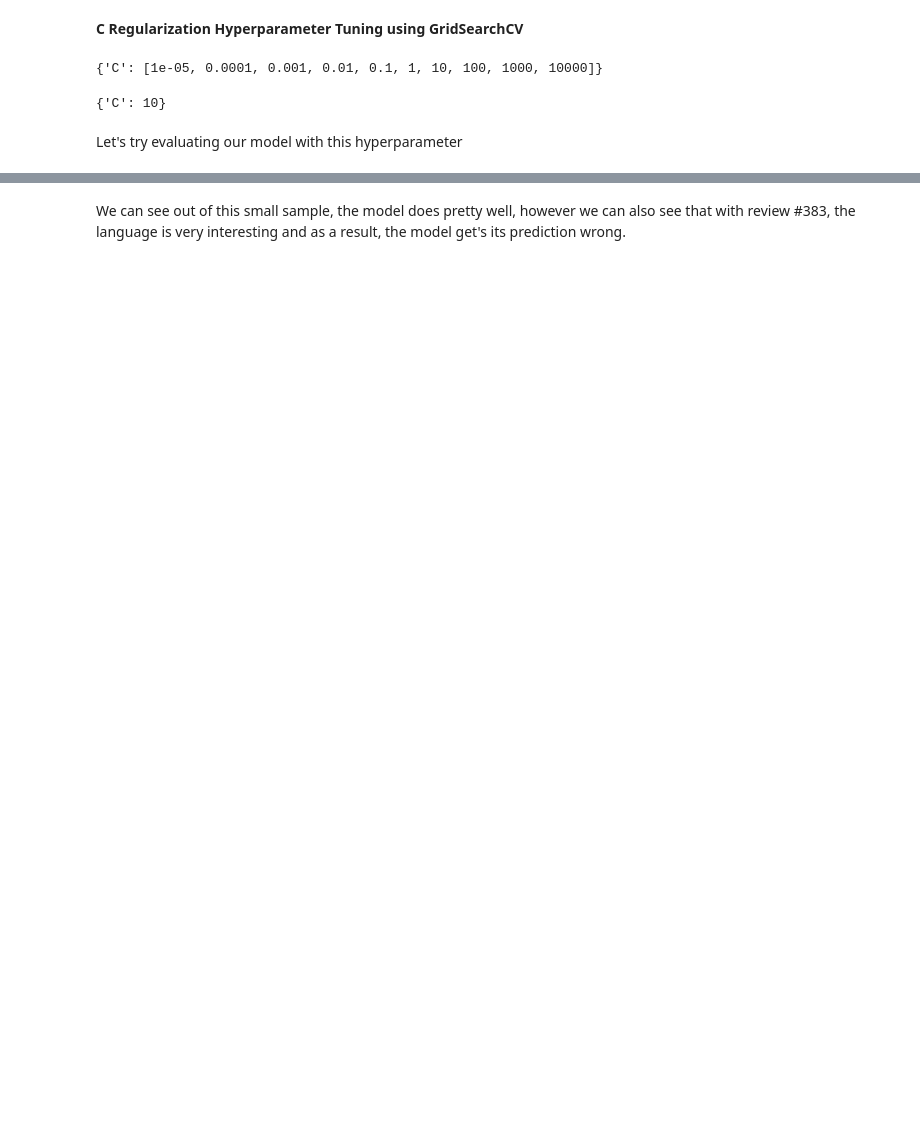
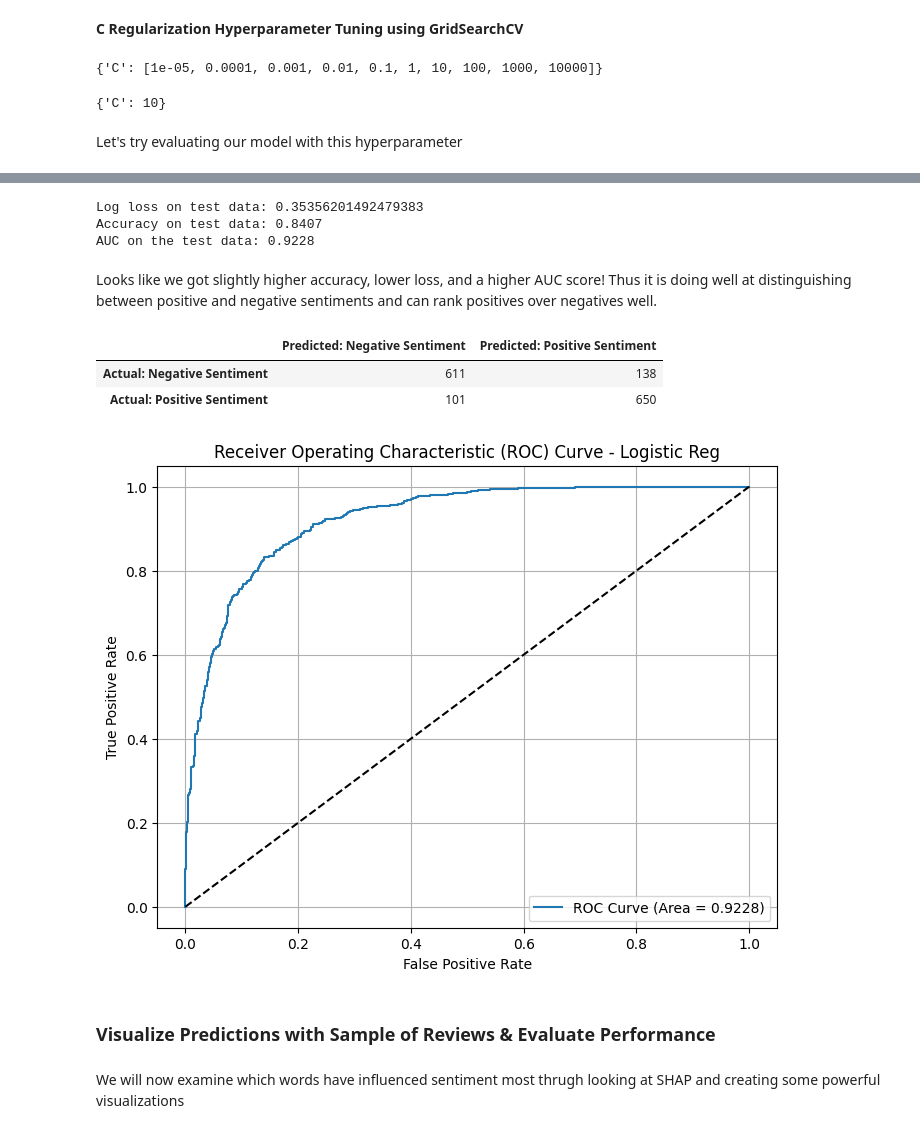
Before and after one commit to aadib2/movie-review-sentiment-analyzer, a Jupyter notebook: DefineAndSolveMLProblem.ipynb, the cells around one changed output, grey strips where cells are left out. Cells and saved outputs as stored; diff of their text form; code cells hidden in the pictures; blank space fills up the shorter version.

```diff
--- a/DefineAndSolveMLProblem.ipynb
+++ b/DefineAndSolveMLProblem.ipynb
@@ -823,2 +503,64 @@ Actual: Is this a good review? True
-# %% [markdown]
-We can see out of this small sample, the model does pretty well, however we can also see that with review #383, the language is very interesting and as a result, the model get's its prediction wrong.
+# %%
+# evaluate as we did before
+prob_predictions = model_lr_best.predict_proba(X_test_tfidf) [:, 1]
+loss = log_loss(y_test, prob_predictions) # get loss
+
+print('Log loss on test data:', loss)
+
+# get a list of all of the class predictions using predict(), uses 0.5 as threshold by default
+predictions = model_lr_best.predict(X_test_tfidf)
+
+# grab accuracy
+accuracy = accuracy_score(y_test, predictions)
+print('Accuracy on test data: {:.4f}'.format(accuracy))
+
+# grab roc_auc score
+auc = roc_auc_score(y_test, prob_predictions)
+print('AUC on the test data: {:.4f}'.format(auc))
+# %% [output]
+Log loss on test data: 0.35356201492479383
+Accuracy on test data: 0.8407
+AUC on the test data: 0.9228
+# %% [markdown]
+Looks like we got slightly higher accuracy, lower loss, and a higher AUC score! Thus it is doing well at distinguishing between positive and negative sentiments and can rank positives over negatives well.
+# %%
+# examine confusion matrix of predictions
+cm_best = confusion_matrix(y_test, predictions, labels=[0,1])
+
+# positive = postive sentiment (labeled as 1)
+# negative = negative sentiment (labeled as 0)
+# columns will be predicted and rows will be actual
+
+# create a df for visualization
+cm_df_best = pd.DataFrame(cm_best, index=['Actual: Negative Sentiment', 'Actual: Positive Sentiment'],
+                     columns=['Predicted: Negative Sentiment', 'Predicted: Positive Sentiment']
+                    )
+
+cm_df_best # looks like there are 101 false negatives and 138 false positives
+# %% [output]
+|  | Predicted: Negative Sentiment | Predicted: Positive Sentiment |
+| Actual: Negative Sentiment | 611 | 138 |
+| Actual: Positive Sentiment | 101 | 650 |
+# %%
+# try to plot roc/auc curve!
+from sklearn.metrics import roc_curve
+
+fpr, tpr, thresholds = roc_curve(y_test, prob_predictions)
+
+plt.figure(figsize=(8,6))
+plt.plot(fpr, tpr, label=f'ROC Curve (Area = {auc:.4f})')
+plt.plot([0, 1], [0, 1], 'k--') # dashed diagonal representing random predictions
+
+plt.xlabel('False Positive Rate')
+plt.ylabel('True Positive Rate')
+plt.title('Receiver Operating Characteristic (ROC) Curve - Logistic Reg')
+plt.legend(loc='lower right')
+
+plt.grid() # set gridlines
+plt.show()
+# %% [output]
+[figure, added]
+# %% [markdown]
+### Visualize Predictions with Sample of Reviews & Evaluate Performance
+# %% [markdown]
+We will now examine which words have influenced sentiment most thrugh looking at SHAP and creating some powerful visualizations
```
Also changed, not shown: parts of 94 cells of this notebook, 4 other files.
